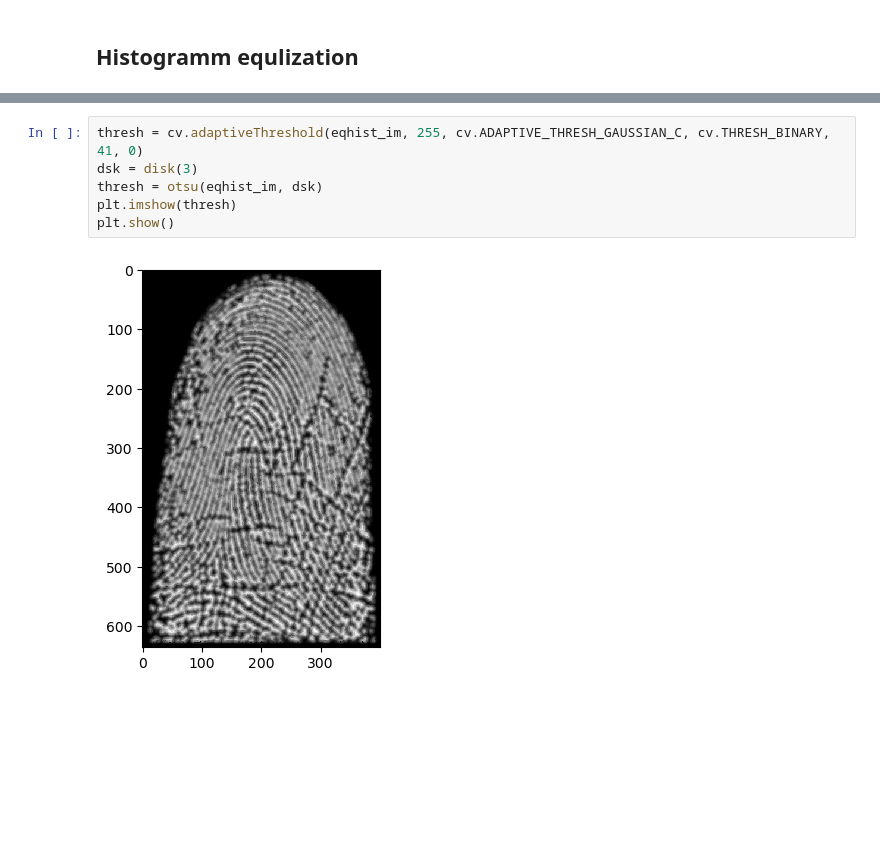
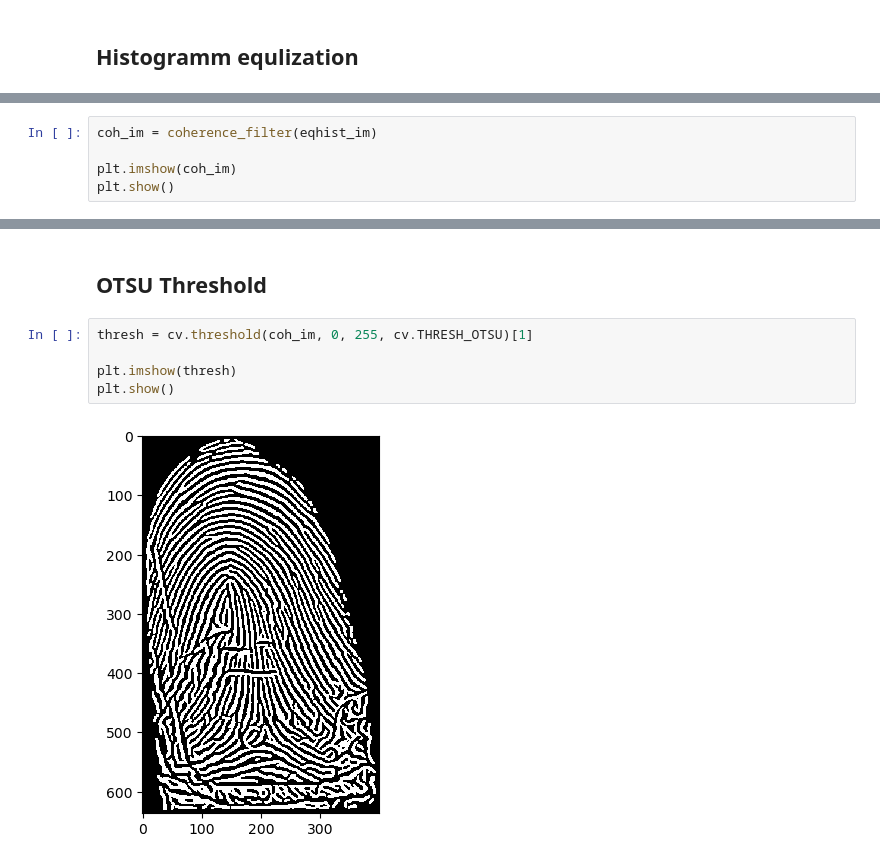
Before and after one commit to veruti/fingerprint_validation, a Jupyter notebook: notebooks/5. Image preprocessing.ipynb, the cells around one changed output, grey strips where cells are left out. Drawn from its saved outputs; the diff is of its cells as text; blank space fills up the shorter version.

```diff
--- a/notebooks/5. Image preprocessing.ipynb
+++ b/notebooks/5. Image preprocessing.ipynb
@@ -102,0 +105,5 @@ pass
+# %%
+coh_im = coherence_filter(eqhist_im)
+
+plt.imshow(coh_im)
+plt.show()
@@ -103,8 +112,9 @@ pass
+# %% [markdown]
+## OTSU Threshold
 # %%
-thresh = cv.adaptiveThreshold(eqhist_im, 255, cv.ADAPTIVE_THRESH_GAUSSIAN_C, cv.THRESH_BINARY, 41, 0)
-dsk = disk(3)
-thresh = otsu(eqhist_im, dsk)
+thresh = cv.threshold(coh_im, 0, 255, cv.THRESH_OTSU)[1]
+
 plt.imshow(thresh)
 plt.show()
 # %% [output]
-[figure, old version]
+[figure, new version]
```
Also changed, not shown: parts of 9 cells of this notebook.
